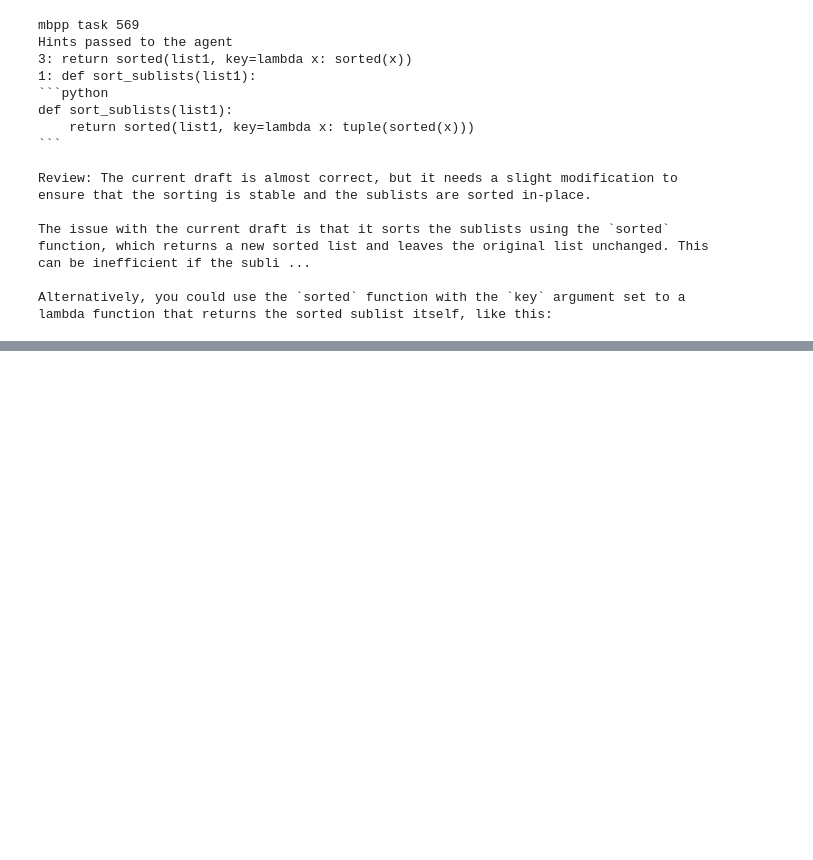
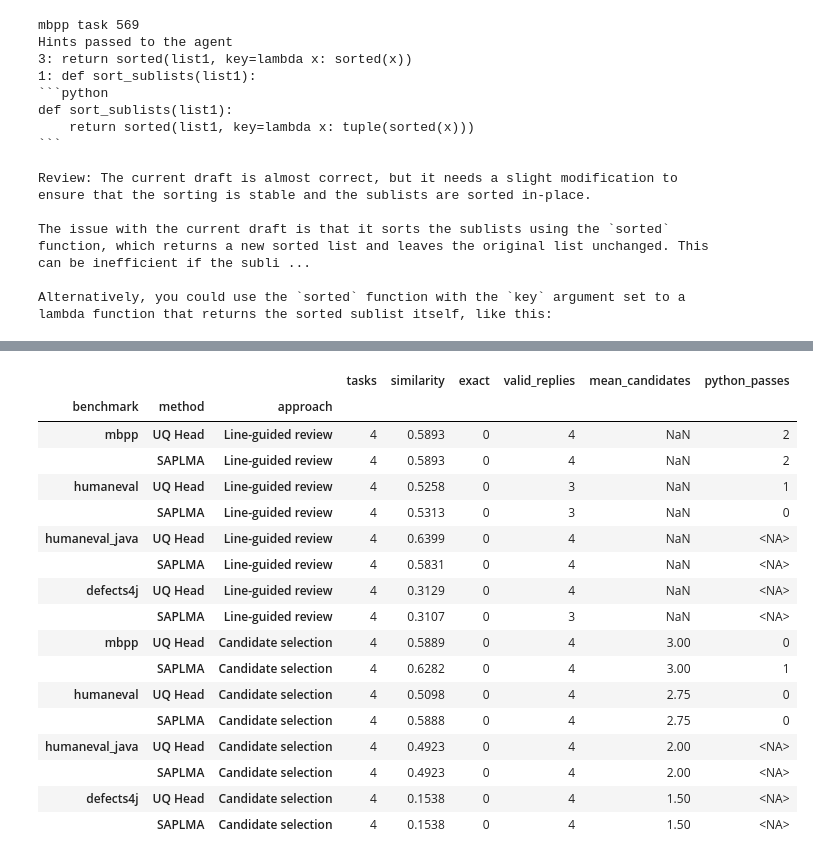
Before and after one commit to LowIQCoder/ugar, a Jupyter notebook: experiments/06_agent_loop.ipynb, the cells around one changed output, grey strips where cells are left out. Drawn from its saved outputs; the diff is of its cells as text; code cells hidden in the pictures; blank space fills up the shorter version.

```diff
--- a/experiments/06_agent_loop.ipynb
+++ b/experiments/06_agent_loop.ipynb
@@ -127,0 +177,16 @@ Alternatively, you could use the `sorted` function with the `key` argument set t
+# %%
+from src.evaluation import run_benchmark
+
+candidate_rows = []
+for benchmark in DATASETS:
+    candidate_rows.extend(
+        run_benchmark(
+            store,
+            benchmark,
+            limit=cases_per_benchmark,
+            check_python=True,
+            max_candidates=3,
+        )
+    )
+    print(f"Finished candidate selection on {benchmark}")
+candidate_results = pd.DataFrame(candidate_rows)
@@ -127,0 +198,43 @@ Alternatively, you could use the `sorted` function with the `key` argument set t
+# %%
+review = results.loc[
+    results["method"].isin(candidate_results["method"].unique())
+]
+keys = ["benchmark", "task", "method"]
+candidate_index = candidate_results.set_index(keys).index
+review_index = review.set_index(keys).index
+assert candidate_index.is_unique and review_index.is_unique
+assert candidate_index.symmetric_difference(review_index).empty
+
+paired = pd.concat([
+    review.assign(approach="Line-guided review"),
+    candidate_results.assign(approach="Candidate selection"),
+], ignore_index=True)
+groups = paired.groupby(["benchmark", "method", "approach"], sort=False)
+comparison = groups.agg(
+    tasks=("task", "size"),
+    similarity=("similarity", "mean"),
+    exact=("exact", "sum"),
+    valid_replies=("accepted", "sum"),
+    mean_candidates=("variants", "mean"),
+)
+comparison["python_passes"] = groups["passed"].sum(min_count=1).astype("Int64")
+display(comparison.round(4))
+# %% [output]
+|  |  |  | tasks | similarity | exact | valid_replies | mean_candidates | python_passes |
+| benchmark | method | approach |  |  |  |  |  |  |
+| mbpp | UQ Head | Line-guided review | 4 | 0.5893 | 0 | 4 | NaN | 2 |
+|  | SAPLMA | Line-guided review | 4 | 0.5893 | 0 | 4 | NaN | 2 |
+| humaneval | UQ Head | Line-guided review | 4 | 0.5258 | 0 | 3 | NaN | 1 |
+|  | SAPLMA | Line-guided review | 4 | 0.5313 | 0 | 3 | NaN | 0 |
+| humaneval_java | UQ Head | Line-guided review | 4 | 0.6399 | 0 | 4 | NaN | <NA> |
+|  | SAPLMA | Line-guided review | 4 | 0.5831 | 0 | 4 | NaN | <NA> |
+| defects4j | UQ Head | Line-guided review | 4 | 0.3129 | 0 | 4 | NaN | <NA> |
+|  | SAPLMA | Line-guided review | 4 | 0.3107 | 0 | 3 | NaN | <NA> |
+| mbpp | UQ Head | Candidate selection | 4 | 0.5889 | 0 | 4 | 3.00 | 0 |
+|  | SAPLMA | Candidate selection | 4 | 0.6282 | 0 | 4 | 3.00 | 1 |
+| humaneval | UQ Head | Candidate selection | 4 | 0.5098 | 0 | 4 | 2.75 | 0 |
+|  | SAPLMA | Candidate selection | 4 | 0.5888 | 0 | 4 | 2.75 | 0 |
+| humaneval_java | UQ Head | Candidate selection | 4 | 0.4923 | 0 | 4 | 2.00 | <NA> |
+|  | SAPLMA | Candidate selection | 4 | 0.4923 | 0 | 4 | 2.00 | <NA> |
+| defects4j | UQ Head | Candidate selection | 4 | 0.1538 | 0 | 4 | 1.50 | <NA> |
+|  | SAPLMA | Candidate selection | 4 | 0.1538 | 0 | 4 | 1.50 | <NA> |
```
Also changed, not shown: parts of 10 cells of this notebook, 27 other files.
